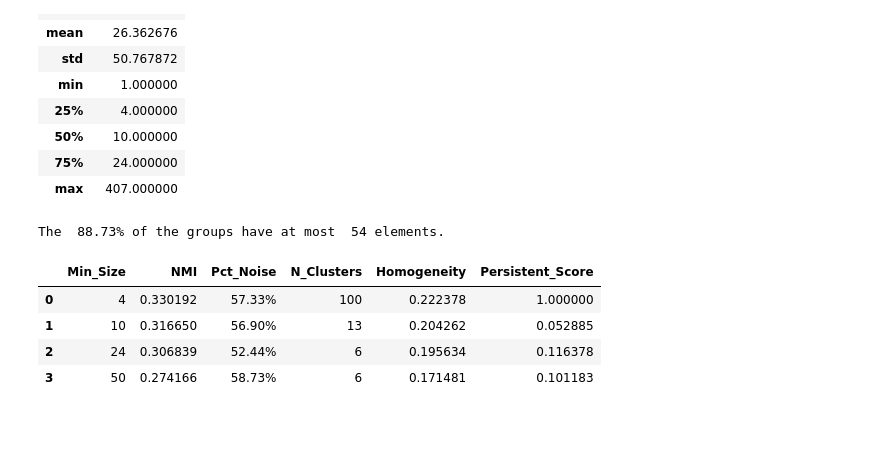
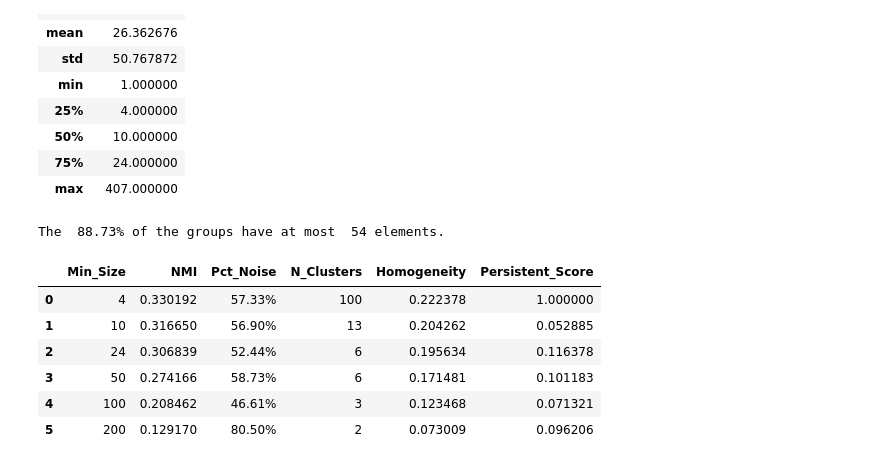
Before and after one commit to CarlosFOL/Recommender_System, a Jupyter notebook: notebooks/expl_analysis.ipynb, the cells around one changed output. Drawn from its saved outputs; the diff is of its cells as text; code cells hidden in the pictures; blank space fills up the shorter version.

```diff
--- a/notebooks/expl_analysis.ipynb
+++ b/notebooks/expl_analysis.ipynb
@@ -372,10 +372,12 @@ products_sample["class"] = list(cls_col)
 # HDBSCAN ANALYSIS
 hdbscan = HDBSCAN_Analysis(X=products_sample.iloc[:,:-1], Y = products_sample["class"])
 # %%
-hdbscan.compare_models([4, 10, 24, 50])
+hdbscan.compare_models([4, 10, 24, 50, 100, 200])
 # %% [output]
 |  | Min_Size | NMI | Pct_Noise | N_Clusters | Homogeneity | Persistent_Score |
 | 0 | 4 | 0.330192 | 57.33% | 100 | 0.222378 | 1.000000 |
 | 1 | 10 | 0.316650 | 56.90% | 13 | 0.204262 | 0.052885 |
 | 2 | 24 | 0.306839 | 52.44% | 6 | 0.195634 | 0.116378 |
 | 3 | 50 | 0.274166 | 58.73% | 6 | 0.171481 | 0.101183 |
+| 4 | 100 | 0.208462 | 46.61% | 3 | 0.123468 | 0.071321 |
+| 5 | 200 | 0.129170 | 80.50% | 2 | 0.073009 | 0.096206 |
```
Also changed, not shown: parts of 1 cell of this notebook, 1 other file.
